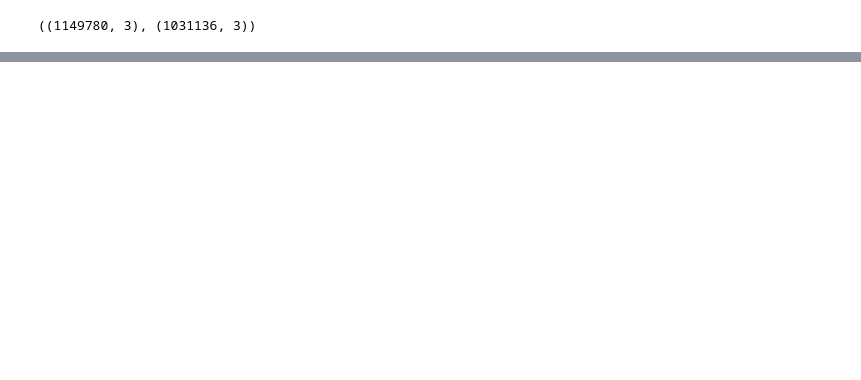
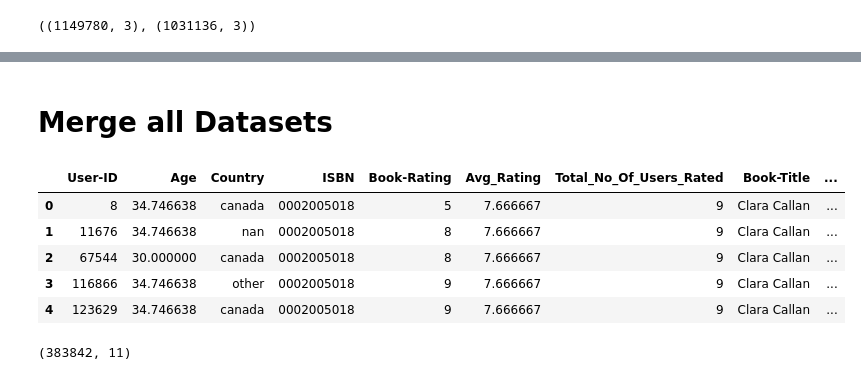
Before and after one commit to PuroshotamSingh/Book-Recommendation-System, a Jupyter notebook: Book_Recommendation_System_Puroshotam_Kumar_Singh_Capstone_Project_4.ipynb, the cells around one changed output, grey strips where cells are left out. Cells and saved outputs as stored; diff of their text form; code cells hidden in the pictures; blank space fills up the shorter version.

```diff
--- a/Book_Recommendation_System_Puroshotam_Kumar_Singh_Capstone_Project_4.ipynb
+++ b/Book_Recommendation_System_Puroshotam_Kumar_Singh_Capstone_Project_4.ipynb
@@ -598,0 +683,9 @@ ratings.shape,ratings_new.shape
+# %%
+# Creating column Rating average
+
+ratings_explicit['Avg_Rating']=ratings_explicit.groupby('ISBN')['Book-Rating'].transform('mean')
+# %%
+# Creating column Rating sum
+
+ratings_explicit['Total_No_Of_Users_Rated']=ratings_explicit.groupby('ISBN')['Book-Rating'].transform('count')
+ratings_explicit.head()
@@ -598,0 +699,25 @@ ratings.shape,ratings_new.shape
+# %% [markdown]
+# **Merge all Datasets**
+# %%
+# Merging all three datsets together
+
+Final_Dataset=users.copy()
+Final_Dataset=pd.merge(Final_Dataset,ratings_explicit,on='User-ID')
+Final_Dataset=pd.merge(Final_Dataset,books,on='ISBN')
+# %%
+# Let's take a look at final_dataset
+
+Final_Dataset.head()
+# %% [output]
+|  | User-ID | Age | Country | ISBN | Book-Rating | Avg_Rating | Total_No_Of_Users_Rated | Book-Title | ... |
+| 0 | 8 | 34.746638 | canada | 0002005018 | 5 | 7.666667 | 9 | Clara Callan | ... |
+| 1 | 11676 | 34.746638 | nan | 0002005018 | 8 | 7.666667 | 9 | Clara Callan | ... |
+| 2 | 67544 | 30.000000 | canada | 0002005018 | 8 | 7.666667 | 9 | Clara Callan | ... |
+| 3 | 116866 | 34.746638 | other | 0002005018 | 9 | 7.666667 | 9 | Clara Callan | ... |
+| 4 | 123629 | 34.746638 | canada | 0002005018 | 9 | 7.666667 | 9 | Clara Callan | ... |
+# %%
+# Shape of Final_Dataset
+
+Final_Dataset.shape
+# %% [output]
+(383842, 11)
```
Also changed, not shown: parts of 20 cells of this notebook.
